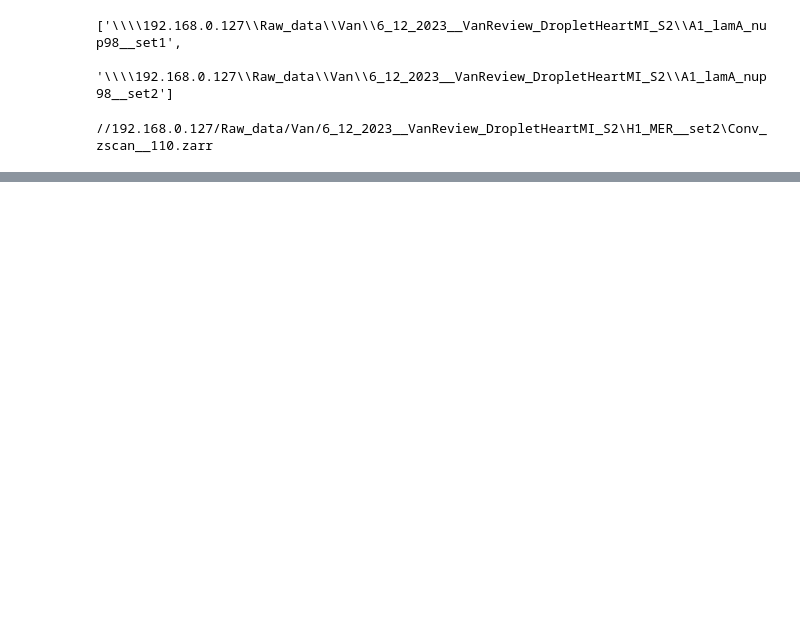
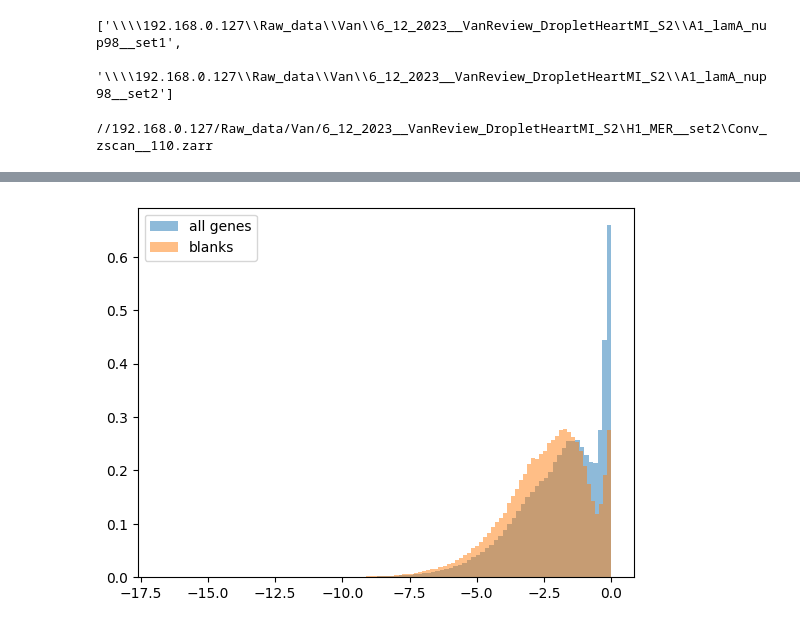
Before and after one commit to deprekate/NMERFISH, a Jupyter notebook: VanReview/VanReviewDNA.ipynb, the cells around one changed output, grey strips where cells are left out. Cells and saved outputs as stored; diff of their text form; code cells hidden in the pictures; blank space fills up the shorter version.

```diff
--- a/VanReview/VanReviewDNA.ipynb
+++ b/VanReview/VanReviewDNA.ipynb
@@ -40,0 +62,12 @@ Computing fitting on: Conv_zscan__110.zarr
+# %%
+dec.XH_pruned[:,:,-3]
+H = np.mean(dec.XH_pruned[:,:,-3],axis=1)
+keep = H>15000
+dec.XH_pruned = dec.XH_pruned[keep]
+dec.icodesN = dec.icodesN[keep]
+# %%
+dec.ncols=3
+scoresRef = get_score_per_color(dec)
+get_score_withRef(dec,scoresRef,plt_val=True,gene=None,iSs = None)
+# %% [output]
+[figure, added]
```
Also changed, not shown: parts of 10 cells of this notebook, 1 other file.
